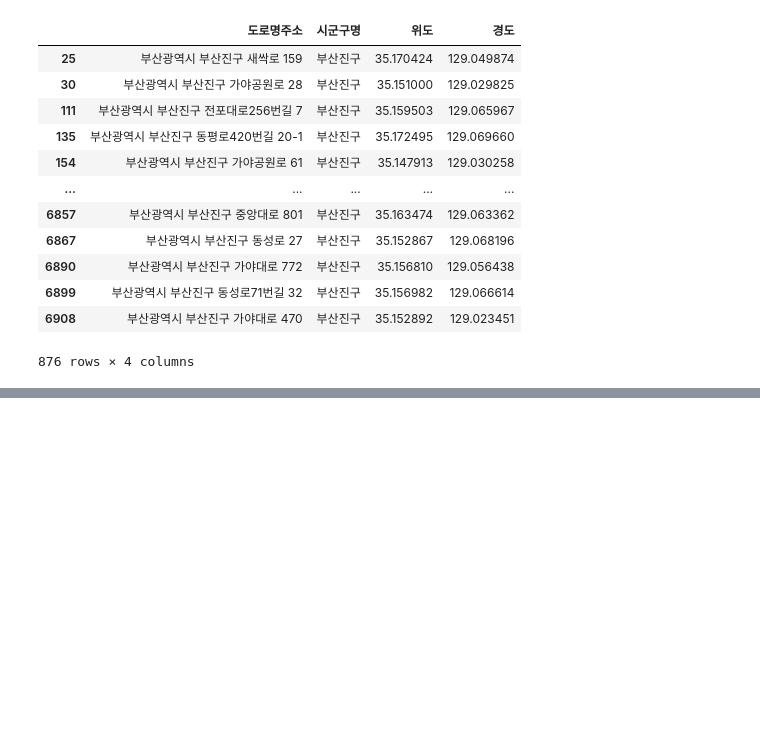
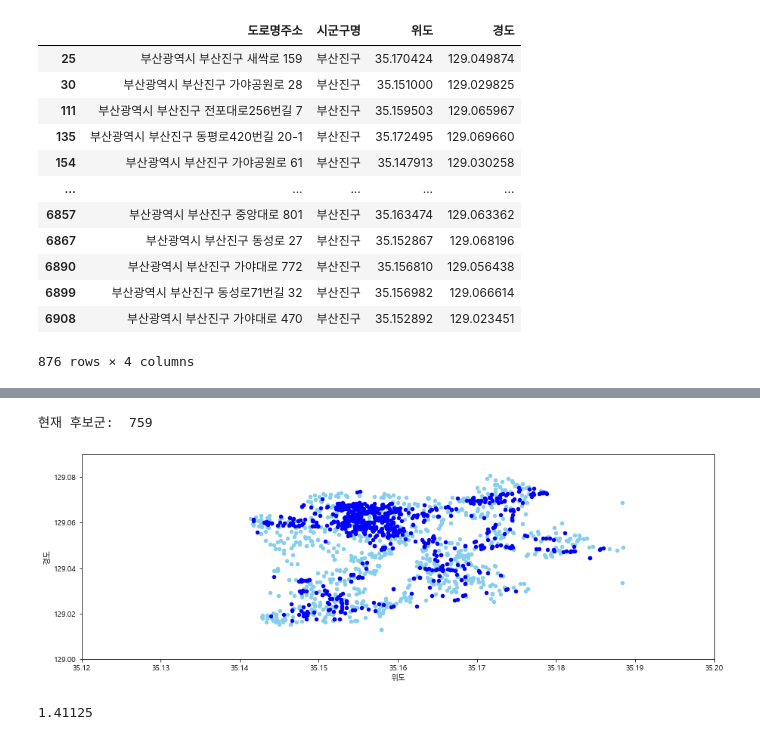
Before and after one commit to leesominn/ProjectEDA, a Jupyter notebook: commercial_Area/candidate_Jingu.ipynb, the cells around one changed output, grey strips where cells are left out. Drawn from its saved outputs; the diff is of its cells as text; code cells hidden in the pictures; blank space fills up the shorter version.

Commit message:
두번째 후보군 설정(cctv+cafe)

```diff
--- a/commercial_Area/candidate_Jingu.ipynb
+++ b/commercial_Area/candidate_Jingu.ipynb
@@ -79,9 +80,9 @@ cafe
 | 6914 | 152898 | 더벤티 | 커피점/카페 | 비알콜 음료점업 | 부산광역시 사하구 낙동대로 280 | 사하구 | 128.984281 | 35.100133 | -1 | -1 |
 6915 rows × 10 columns
 # %%
-columns = ['도로명주소', '시군구명', '위도', '경도']
-
-cafe = cafe[columns].copy()
+cafe = cafe[['도로명주소', '시군구명', '위도', '경도']]
+# cafe.columns = ['도로명주소', '시군구명', '위도', '경도']
+# cafe = cafe[columns].copy()
 cafe
 # %% [output]
 |  | 도로명주소 | 시군구명 | 위도 | 경도 |
@@ -125,0 +145,33 @@ cafe[['위도', '경도']].plot.scatter(x='위도', y='경도', ax=ax, color='bl
+# %%
+addresses = []
+lats = []
+lons = []
+
+for address,lat,lon in zip(cctv['소재지도로명주소'], cctv['위도'], cctv['경도']):
+    in50m = False
+    candidate = (lat, lon)
+    for cafe_lat,cafe_lon in zip(cafe['위도'], cafe['경도']):
+        cafe_50 = (cafe_lat, cafe_lon)
+        if haversine(candidate, cafe_50)*1000 <= 50: # 50m
+            in50m=True
+            break
+
+    if in50m == False:
+        addresses.append(address)
+        lats.append(lat)
+        lons.append(lon)
+# %%
+candidates_far = pd.DataFrame([])
+candidates_far['도로명주소']=addresses
+candidates_far['위도']=lats
+candidates_far['경도']=lons
+# %%
+fig, ax = plt.subplots(figsize=(15, 5))
+plt.xlim(35.12, 35.20)
+plt.ylim(129.00, 129.09)
+candidates_far.plot.scatter(x='위도',y='경도',ax=ax,color='skyblue')
+cafe.plot.scatter(x='위도',y='경도',ax=ax,color='blue')
+print("현재 후보군: ",len(candidates_far))
+# %% [output]
+현재 후보군:  759
+[figure, added]
@@ -125,0 +190,6 @@ cafe[['위도', '경도']].plot.scatter(x='위도', y='경도', ax=ax, color='bl
+# %%
+# 연령별 보행속도의 평균 구하기
+walk = np.average([1.3,1.4,1.49,1.35,1.41,1.41,1.61,1.32])
+walk
+# %% [output]
+1.41125
```
Also changed, not shown: parts of 7 cells of this notebook.
